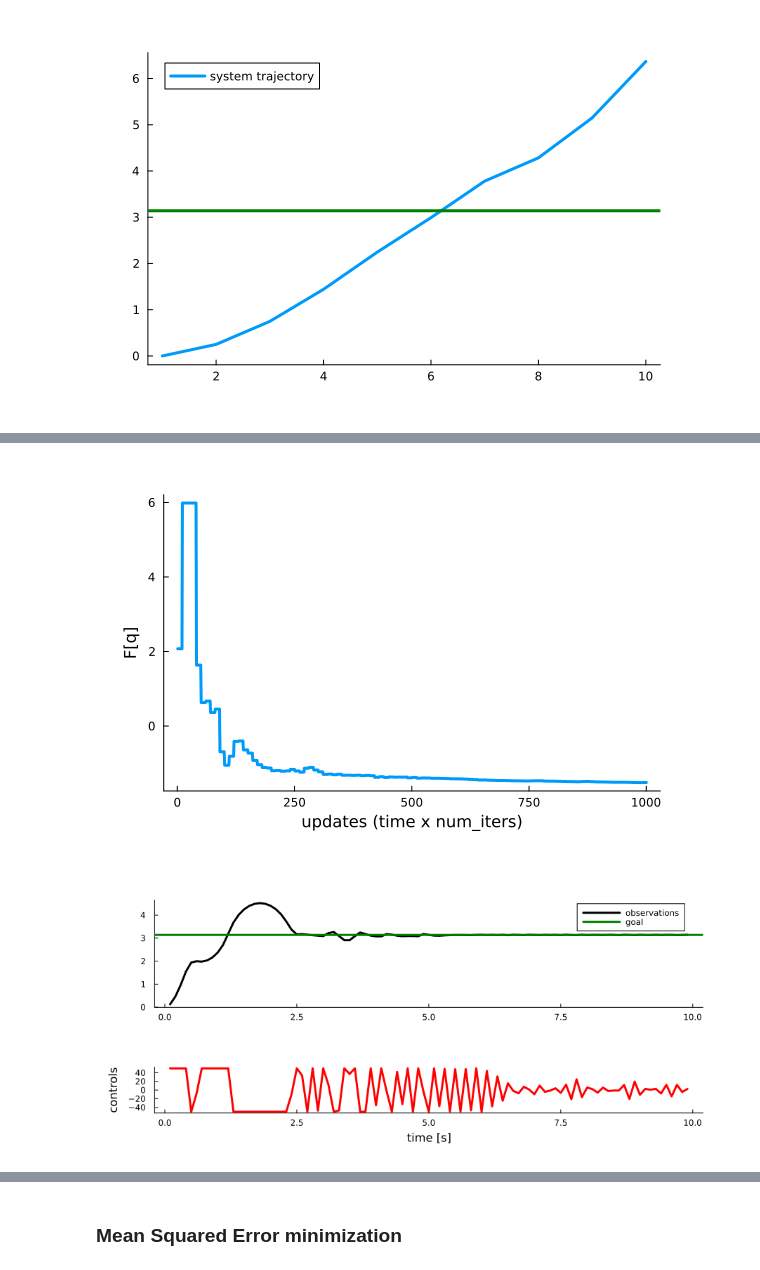
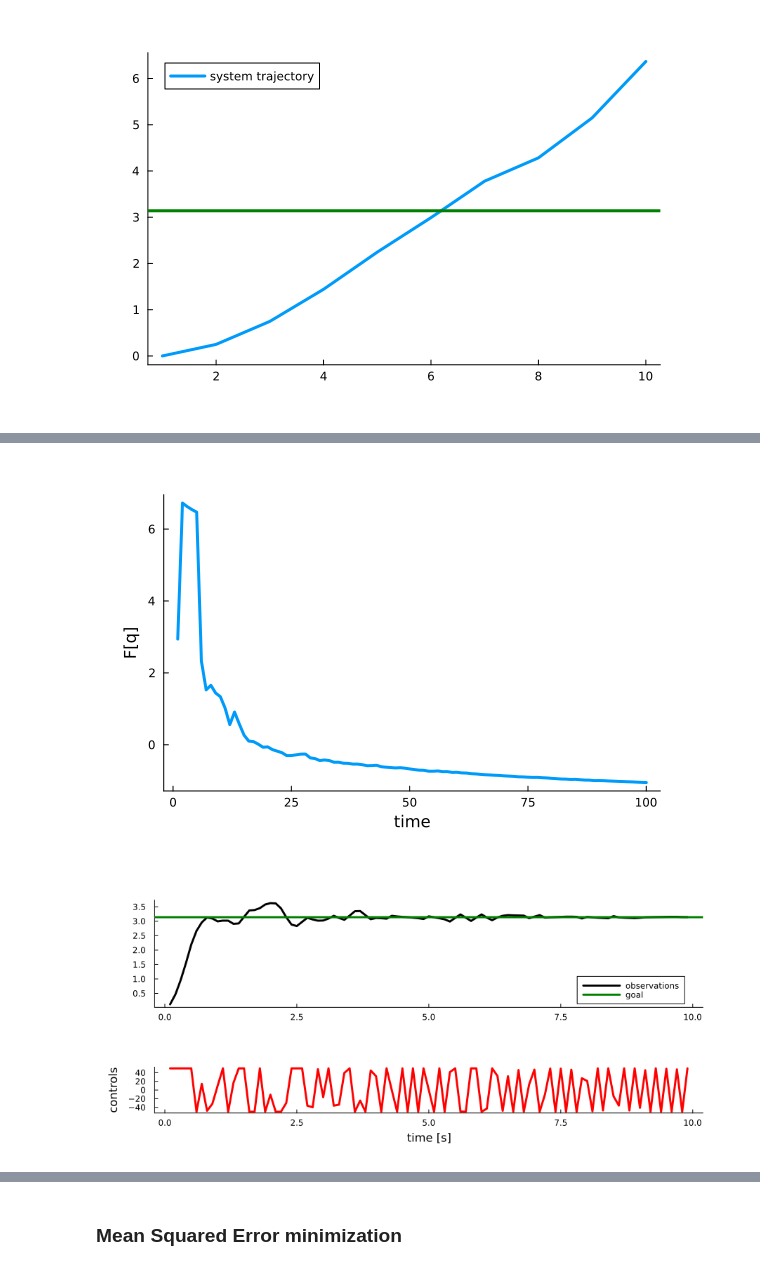
Before and after one commit to wmkouw/narx-efe, a Jupyter notebook: notebooks/NARX-EFE spendulum.ipynb, the cells around one changed output, grey strips where cells are left out. Cells and saved outputs as stored; diff of their text form; code cells hidden in the pictures.

```diff
--- a/notebooks/NARX-EFE spendulum.ipynb
+++ b/notebooks/NARX-EFE spendulum.ipynb
@@ -205,11 +183,8 @@ SPendulum([0.0, 0.0], -0.00027912940028376125, 0.0, (-50.0, 50.0), 0.1, 2.0, 0.5
 # %%
-T = 10
-agent = NARXAgent(pθ0, pτ0,
+agent = NARXAgent(μ0, Λ0, α0, β0,
                   goal_prior=goal,
                   delay_inp=Lu,
                   delay_out=Ly,
                   pol_degree=H,
-                  thorizon=T,
-                  control_prior=λ,
-                  num_iters=num_iters)
+                  time_horizon=T)
 # %% [output]
@@ -400,16 +348,16 @@ gvars = 10 .^range(3, stop=-3, length=N)
 end
 # %%
-plot(F_EFE[:], xlabel="updates (time x num_iters)", ylabel="F[q]")
+plot(F_EFE, xlabel="time", ylabel="F[q]")
 # %% [output]
-[figure, old version]
+[figure, new version]
 # %%
 p1 = plot(tsteps[2:end], y_EFE[2:end], color="black", label="observations")
-hline!([mean(goal)], color="green", label="goal")
+hline!([mean(goals[1])], color="green", label="goal")
 p4 = plot(tsteps[2:end], u_EFE[2:end-T], color="red", ylabel="controls", xlabel="time [s]")
 
 plot(p1,p4, layout=grid(2,1, heights=[.7, .3]), size=(900,400))
 # %% [output]
-[figure, old version]
+[figure, new version]
 # %%
 savefig("figures/NARX-EFE-1Pendulum-trial.png")
 # %% [output]
```
Also changed, not shown: parts of 28 cells of this notebook, 5 other files.
